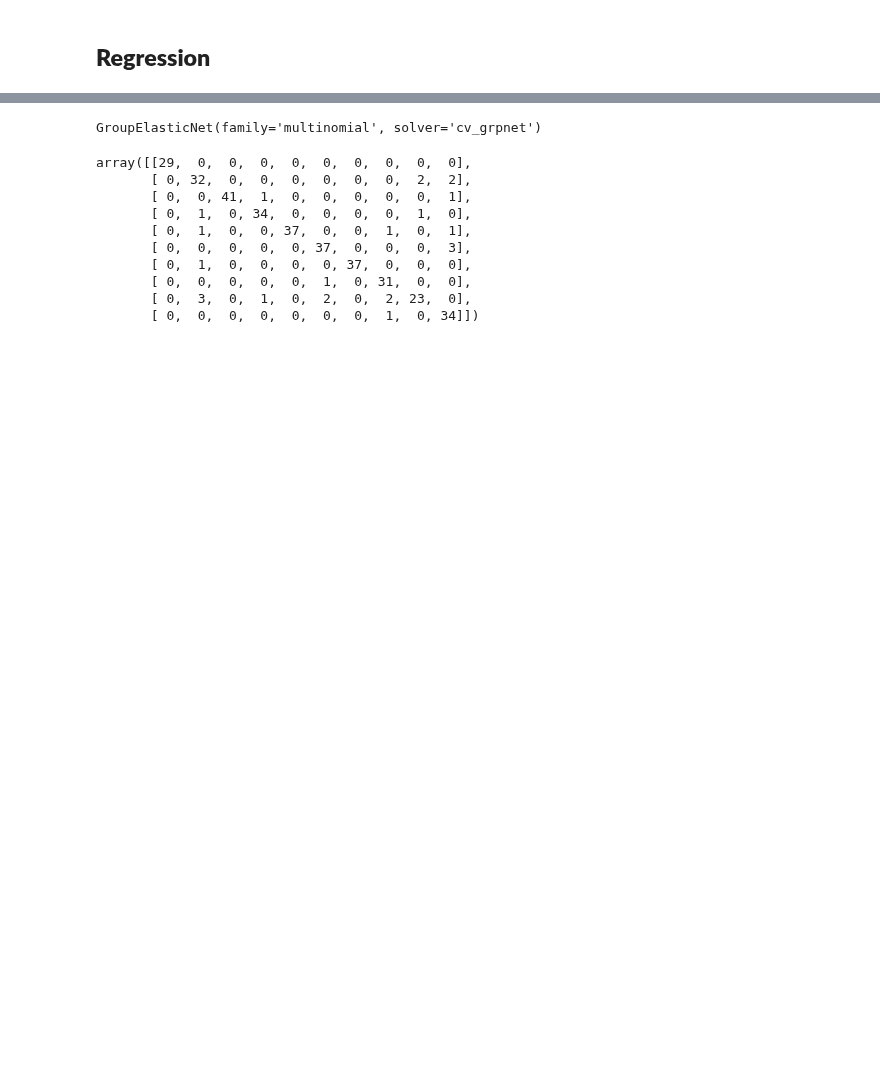
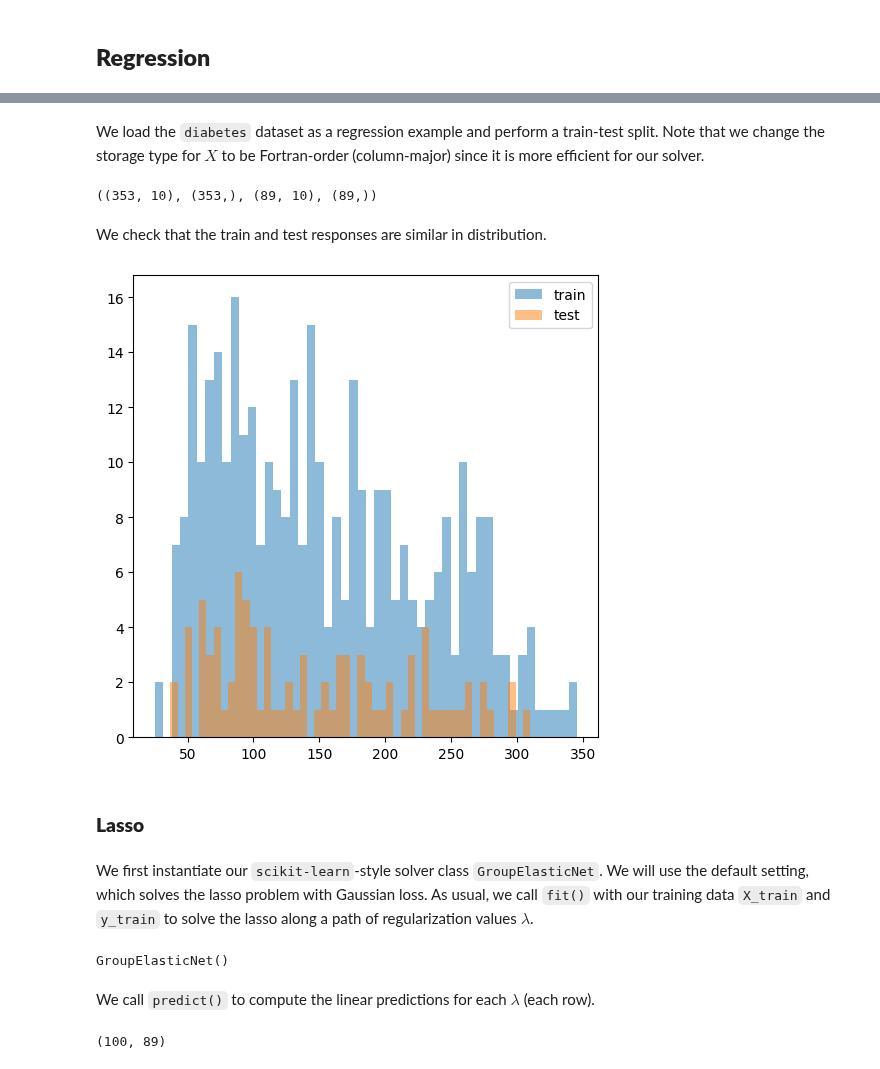
Before and after one commit to JamesYang007/adelie, a Jupyter notebook: docs/sphinx/user_guide/notebooks/sklearn_api.ipynb, the cells around one changed output, grey strips where cells are left out. Drawn from its saved outputs; the diff is of its cells as text; code cells hidden in the pictures; blank space fills up the shorter version.

```diff
--- a/docs/sphinx/user_guide/notebooks/sklearn_api.ipynb
+++ b/docs/sphinx/user_guide/notebooks/sklearn_api.ipynb
@@ -117,19 +28,42 @@ X_train.shape, y_train.shape, y_train2.shape, X_test.shape, y_test.shape
-# %%
-m0 = ad.GroupElasticNet(solver="cv_grpnet", family="multinomial")
-m0.fit(X_train, y_train2.astype(np.float64))
-# %% [output]
-GroupElasticNet(family='multinomial', solver='cv_grpnet')
-# %%
-yhat = m0.predict(X_test)
-st.contingency.crosstab(y_test, yhat).count
-# %% [output]
-array([[29,  0,  0,  0,  0,  0,  0,  0,  0,  0],
-       [ 0, 32,  0,  0,  0,  0,  0,  0,  2,  2],
-       [ 0,  0, 41,  1,  0,  0,  0,  0,  0,  1],
-       [ 0,  1,  0, 34,  0,  0,  0,  0,  1,  0],
-       [ 0,  1,  0,  0, 37,  0,  0,  1,  0,  1],
-       [ 0,  0,  0,  0,  0, 37,  0,  0,  0,  3],
-       [ 0,  1,  0,  0,  0,  0, 37,  0,  0,  0],
-       [ 0,  0,  0,  0,  0,  1,  0, 31,  0,  0],
-       [ 0,  3,  0,  1,  0,  2,  0,  2, 23,  0],
-       [ 0,  0,  0,  0,  0,  0,  0,  1,  0, 34]])
+# %% [markdown]
+We load the `diabetes` dataset as a regression example and perform a train-test split.
+Note that we change the storage type for $X$ to be Fortran-order (column-major)
+since it is more efficient for our solver.
+# %%
+data = load_diabetes()
+X, y = data.data, data.target
+X_train, X_test, y_train, y_test = train_test_split(X, y, test_size=0.2)
+X_train = np.asfortranarray(X_train)
+X_test = np.asfortranarray(X_test)
+X_train.shape, y_train.shape, X_test.shape, y_test.shape
+# %% [output]
+((353, 10), (353,), (89, 10), (89,))
+# %% [markdown]
+We check that the train and test responses are similar in distribution.
+# %%
+f, ax = plt.subplots(1, 1, figsize=(6, 6))
+ax.hist(y_train, bins=50, alpha=0.5, label='train')
+ax.hist(y_test, bins=50, alpha=0.5, label='test')
+ax.legend()
+plt.show()
+# %% [output]
+[figure, added]
+# %% [markdown]
+### __Lasso__
+# %% [markdown]
+We first instantiate our `scikit-learn`-style solver class `GroupElasticNet`.
+We will use the default setting, which solves the lasso problem with Gaussian loss.
+As usual, we call `fit()` with our training data `X_train` and `y_train` to solve
+the lasso along a path of regularization values $\lambda$.
+# %%
+model_gaussian = ad.GroupElasticNet()
+model_gaussian.fit(X_train, y_train)
+# %% [output]
+GroupElasticNet()
+# %% [markdown]
+We call `predict()` to compute the linear predictions for each $\lambda$ (each row).
+# %%
+yhatmat = model_gaussian.predict(X_test)
+yhatmat.shape
+# %% [output]
+(100, 89)
```
Also changed, not shown: parts of 54 cells of this notebook, 2 other files.
